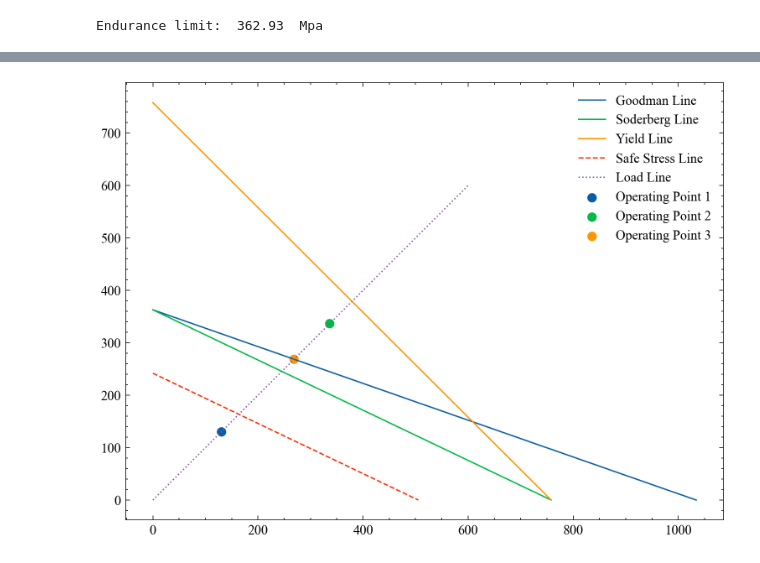
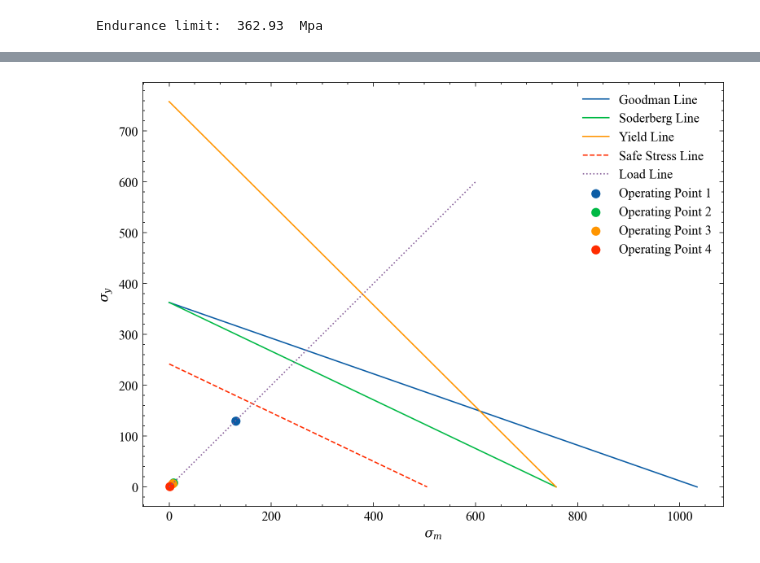
Before and after one commit to MichaszJ/Notebooks, a Jupyter notebook: AER606 Project - Iteration 2.ipynb, the cells around one changed output, grey strips where cells are left out. Cells and saved outputs as stored; diff of their text form; code cells hidden in the pictures.

```diff
--- a/AER606 Project - Iteration 2.ipynb
+++ b/AER606 Project - Iteration 2.ipynb
@@ -53,0 +48,5 @@ Maximum outer stress:  537.19  MPa
+# %%
+# point 4
+max_normal_stress = landing_force / (0.020 * 0.070)
+
+print('Maximum normal stress: ', np.round(max_normal_stress/1e6, decimals=3), 'MPa')
@@ -123,0 +132,14 @@ plt.show()
+# %%
+plt.figure(dpi=230, figsize=(7,5))
+plt.style.use(['science', 'no-latex'])
+
+plt.plot(t1, y1, label='Stress Model')
+
+plt.plot([0, 17], [max_beam_stress/1e6, max_beam_stress/1e6], linestyle='--', label='Stress with Safety Factor')
+plt.plot([0, 17], [max_beam_stress/(1.5*1e6), max_beam_stress/(1.5*1e6)], linestyle='--', label='Stress when Stationary')
+
+plt.xlabel('Time [s]')
+plt.ylabel('Stress [MPa]')
+
+plt.legend()
+plt.show()
@@ -124,42 +148,53 @@ plt.show()
 # %%
-p1_mean_stress = ((max_beam_stress)/2)
+p1_mean_stress = (max_beam_stress)/2
 p1_max_stress = max_beam_stress
 p1_min_stress = 0
 
 p1_stress_m = (p1_max_stress + p1_min_stress)/2
 p1_stress_a = (p1_max_stress - p1_min_stress)/2
 
-p2_mean_stress = max_inner_stress2/2
-p2_max_stress = max_inner_stress2
+p2_mean_stress = max_inner_stress/2
+p2_max_stress = max_inner_stress
 p2_min_stress = 0
 
 p2_stress_m = (p2_max_stress + p2_min_stress)/2
 p2_stress_a = (p2_max_stress - p2_min_stress)/2
 
-p3_mean_stress = max_outer_stress2/2
-p3_max_stress = max_outer_stress2
+p3_mean_stress = max_outer_stress/2
+p3_max_stress = max_outer_stress
 p3_min_stress = 0
 
 p3_stress_m = (p3_max_stress + p3_min_stress)/2
 p3_stress_a = (p3_max_stress - p3_min_stress)/2
+
+p4_mean_stress = max_normal_stress/2
+p4_max_stress = max_normal_stress
+p4_min_stress = 0
+
+p4_stress_m = (p4_max_stress + p4_min_stress)/2
+p4_stress_a = (p4_max_stress - p4_min_stress)/2
 # %%
 plt.figure(dpi=230, figsize=(8,6))
 plt.style.use(['science', 'no-latex'])
 
 plt.plot([0, mat_tensile/1e6], [endurance_limit/1e6, 0], label='Goodman Line')
 plt.plot([0, mat_yield/1e6], [endurance_limit/1e6, 0], label='Soderberg Line')
 plt.plot([0, mat_yield/1e6], [mat_yield/1e6, 0], label='Yield Line')
 plt.plot([0, (mat_yield/1e6)/1.5], [(endurance_limit/1e6)/1.5, 0], label='Safe Stress Line', linestyle='--')
 
 x = np.linspace(0, 600)
 y = (p1_stress_a/p1_stress_m)*x
 
 plt.plot(x, y, label='Load Line', linestyle=':')
 plt.scatter(p1_stress_m/1e6, p1_stress_a/1e6, label='Operating Point 1')
 plt.scatter(p2_stress_m/1e6, p2_stress_a/1e6, label='Operating Point 2')
 plt.scatter(p3_stress_m/1e6, p3_stress_a/1e6, label='Operating Point 3')
+plt.scatter(p4_stress_m/1e6, p4_stress_a/1e6, label='Operating Point 4')
+
+plt.xlabel(r'$\sigma_m$')
+plt.ylabel(r'$\sigma_y$')
 
 plt.legend()
 plt.show()
 # %% [output]
-[figure, old version]
+[figure, new version]
```
Also changed, not shown: parts of 9 cells of this notebook.
